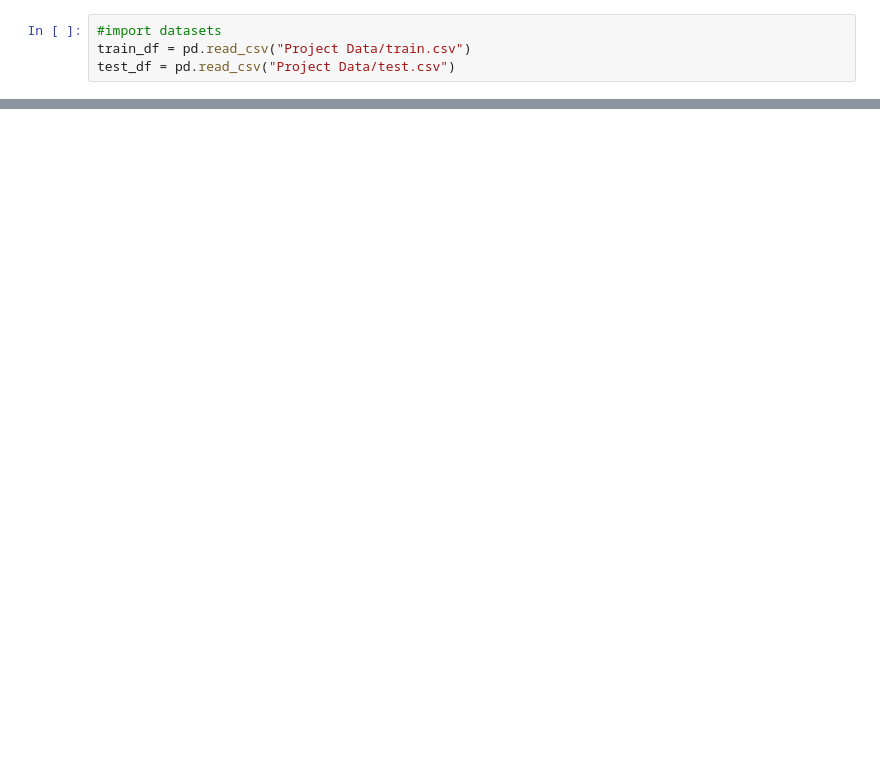
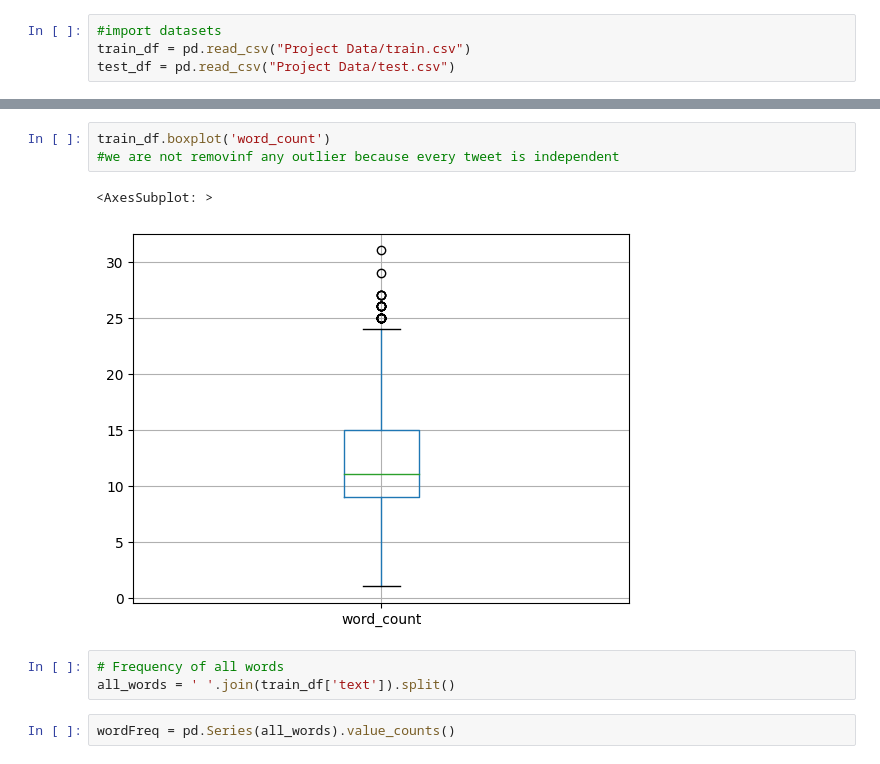
Before and after one commit to mayer19/Text_Mining_NovaIMS, a Jupyter notebook: stock_project.ipynb, the cells around one changed output, grey strips where cells are left out. Saved outputs shown, nothing was run; the diff lists cells and outputs as text; blank space fills up the shorter version.

```diff
--- a/stock_project.ipynb
+++ b/stock_project.ipynb
@@ -29,0 +119,11 @@ test_df.head()
+# %%
+train_df.boxplot('word_count')
+#we are not removinf any outlier because every tweet is independent
+# %% [output]
+<AxesSubplot: >
+[figure, added]
+# %%
+# Frequency of all words
+all_words = ' '.join(train_df['text']).split()
+# %%
+wordFreq = pd.Series(all_words).value_counts()
```
Also changed, not shown: parts of 14 cells of this notebook.
